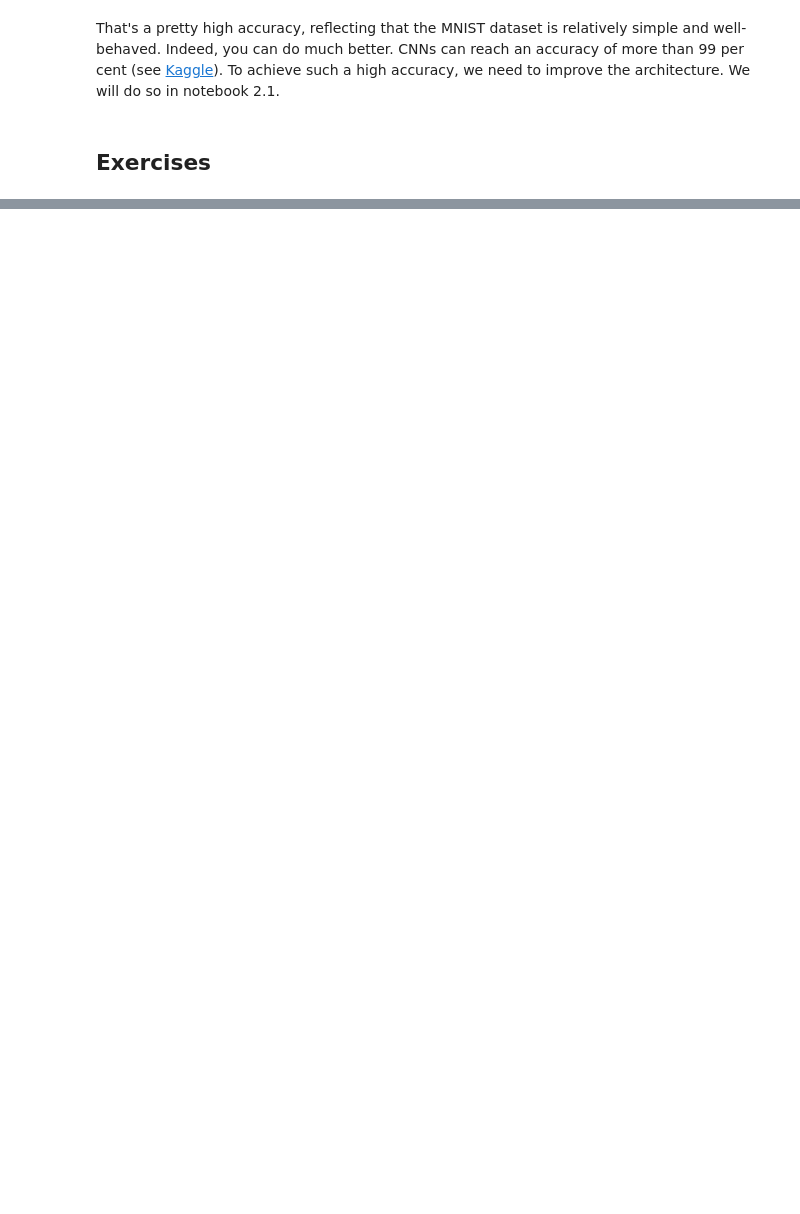
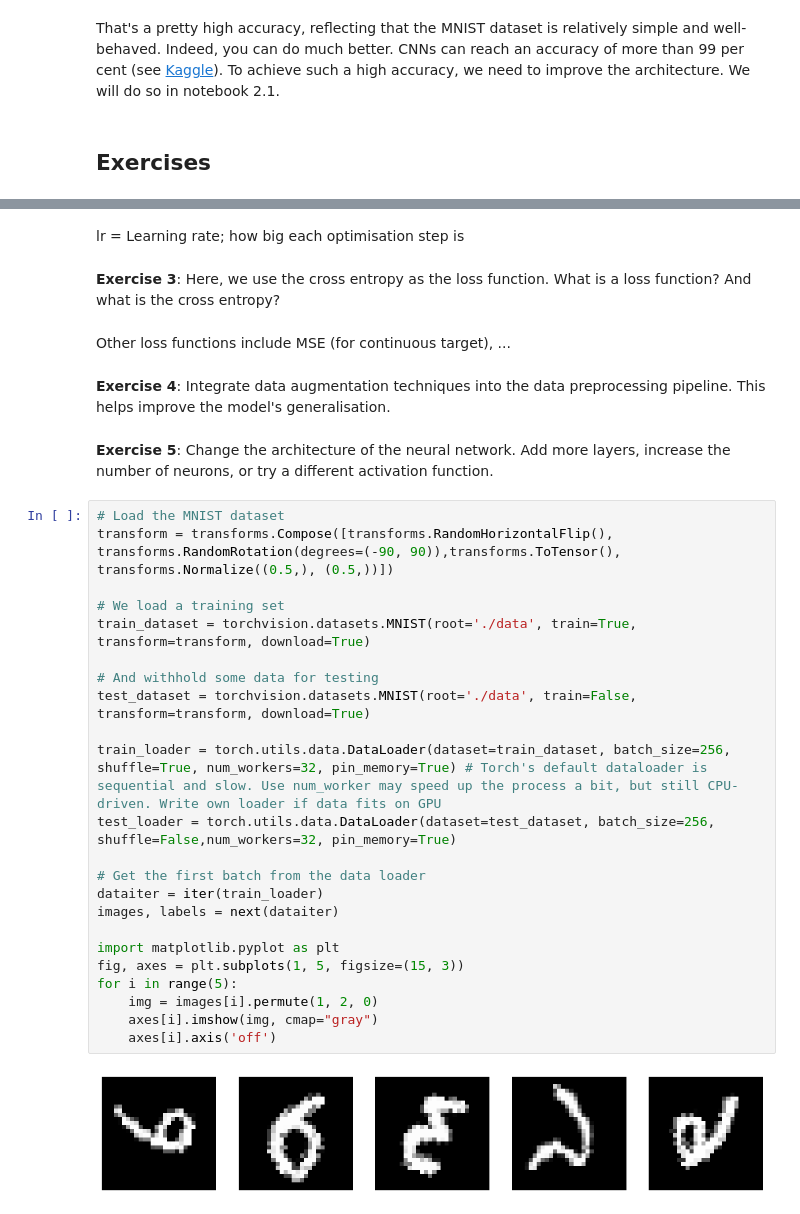
Before and after one commit to llfung/RCDS-Deep-Learning-CNN, a Jupyter notebook: NOTEBOOKS/1.2 Neural network basics.ipynb, the cells around one changed output, grey strips where cells are left out. Saved outputs shown, nothing was run; the diff lists cells and outputs as text; blank space fills up the shorter version.

```diff
--- a/NOTEBOOKS/1.2 Neural network basics.ipynb
+++ b/NOTEBOOKS/1.2 Neural network basics.ipynb
@@ -157,0 +189,36 @@ That's a pretty high accuracy, reflecting that the MNIST dataset is relatively s
+# %% [markdown]
+lr = Learning rate; how big each optimisation step is
+# %% [markdown]
+**Exercise 3**: Here, we use the cross entropy as the loss function. What is a loss function? And what is the cross entropy?
+# %% [markdown]
+Other loss functions include MSE (for continuous target), ...
+# %% [markdown]
+**Exercise 4**: Integrate data augmentation techniques into the data preprocessing pipeline. This helps improve the model's generalisation.
+# %% [markdown]
+
+**Exercise 5**: Change the architecture of the neural network. Add more layers, increase the number of neurons, or try a different activation function.
+# %%
+# Load the MNIST dataset
+transform = transforms.Compose([transforms.RandomHorizontalFlip(), transforms.RandomRotation(degrees=(-90, 90)),transforms.ToTensor(), transforms.Normalize((0.5,), (0.5,))])
+
+# We load a training set
+train_dataset = torchvision.datasets.MNIST(root='./data', train=True, transform=transform, download=True)
+
+# And withhold some data for testing
+test_dataset = torchvision.datasets.MNIST(root='./data', train=False, transform=transform, download=True)
+
+train_loader = torch.utils.data.DataLoader(dataset=train_dataset, batch_size=256, shuffle=True, num_workers=32, pin_memory=True) # Torch's default dataloader is sequential and slow. Use num_worker may speed up the process a bit, but still CPU-driven. Write own loader if data fits on GPU
+test_loader = torch.utils.data.DataLoader(dataset=test_dataset, batch_size=256, shuffle=False,num_workers=32, pin_memory=True)
+
+# Get the first batch from the data loader
+dataiter = iter(train_loader)
+images, labels = next(dataiter)
+
+import matplotlib.pyplot as plt
+fig, axes = plt.subplots(1, 5, figsize=(15, 3))
+for i in range(5):
+    img = images[i].permute(1, 2, 0)
+    axes[i].imshow(img, cmap="gray")
+    axes[i].axis('off')
+# %% [output]
+[figure, added]
```
Also changed, not shown: parts of 10 cells of this notebook, 2 other files.
